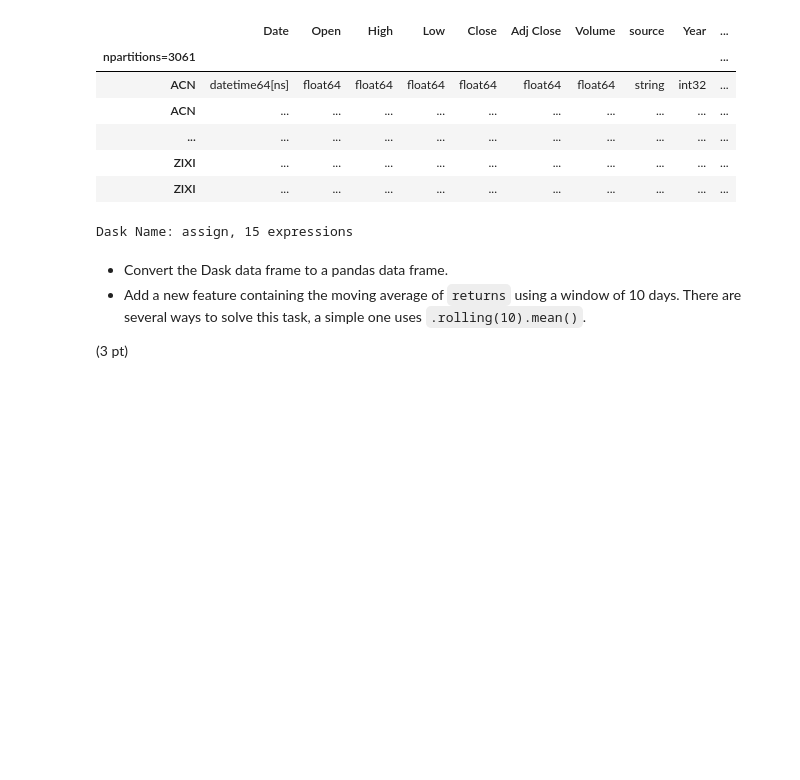
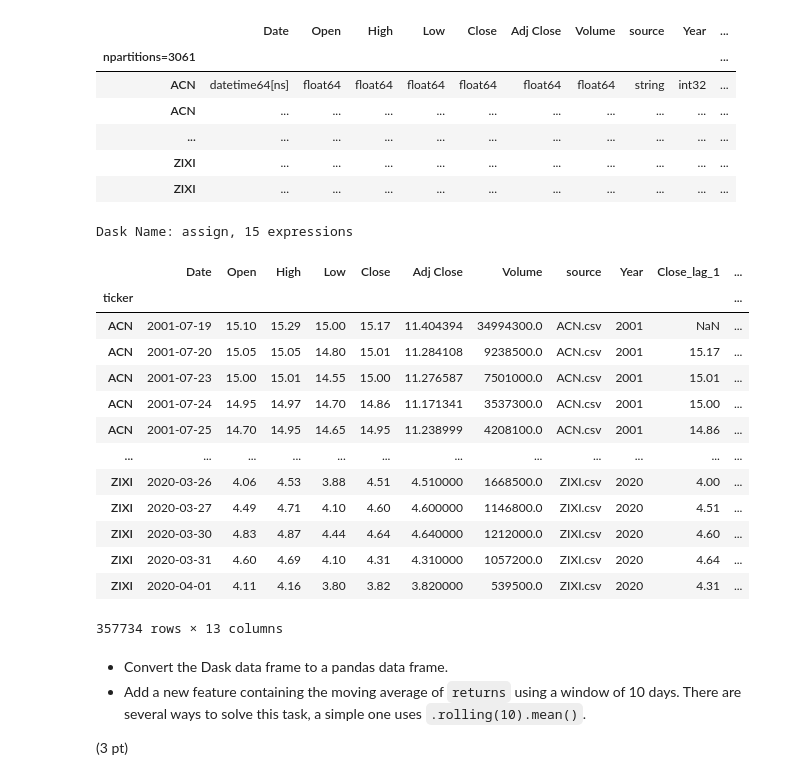
Before and after one commit to Chun-YuanChen/production, a Jupyter notebook: 02_activities/assignments/assignment_1.ipynb, the cells around one changed output. Drawn from its saved outputs; the diff is of its cells as text; code cells hidden in the pictures; blank space fills up the shorter version.

```diff
--- a/02_activities/assignments/assignment_1.ipynb
+++ b/02_activities/assignments/assignment_1.ipynb
@@ -109,6 +103,23 @@ Dask DataFrame Structure:
 | ZIXI | ... | ... | ... | ... | ... | ... | ... | ... | ... | ... |
 | ZIXI | ... | ... | ... | ... | ... | ... | ... | ... | ... | ... |
 Dask Name: assign, 15 expressions
+# %%
+dd_feat.compute()
+# %% [output]
+|  | Date | Open | High | Low | Close | Adj Close | Volume | source | Year | Close_lag_1 | ... |
+| ticker |  |  |  |  |  |  |  |  |  |  | ... |
+| ACN | 2001-07-19 | 15.10 | 15.29 | 15.00 | 15.17 | 11.404394 | 34994300.0 | ACN.csv | 2001 | NaN | ... |
+| ACN | 2001-07-20 | 15.05 | 15.05 | 14.80 | 15.01 | 11.284108 | 9238500.0 | ACN.csv | 2001 | 15.17 | ... |
+| ACN | 2001-07-23 | 15.00 | 15.01 | 14.55 | 15.00 | 11.276587 | 7501000.0 | ACN.csv | 2001 | 15.01 | ... |
+| ACN | 2001-07-24 | 14.95 | 14.97 | 14.70 | 14.86 | 11.171341 | 3537300.0 | ACN.csv | 2001 | 15.00 | ... |
+| ACN | 2001-07-25 | 14.70 | 14.95 | 14.65 | 14.95 | 11.238999 | 4208100.0 | ACN.csv | 2001 | 14.86 | ... |
+| ... | ... | ... | ... | ... | ... | ... | ... | ... | ... | ... | ... |
+| ZIXI | 2020-03-26 | 4.06 | 4.53 | 3.88 | 4.51 | 4.510000 | 1668500.0 | ZIXI.csv | 2020 | 4.00 | ... |
+| ZIXI | 2020-03-27 | 4.49 | 4.71 | 4.10 | 4.60 | 4.600000 | 1146800.0 | ZIXI.csv | 2020 | 4.51 | ... |
+| ZIXI | 2020-03-30 | 4.83 | 4.87 | 4.44 | 4.64 | 4.640000 | 1212000.0 | ZIXI.csv | 2020 | 4.60 | ... |
+| ZIXI | 2020-03-31 | 4.60 | 4.69 | 4.10 | 4.31 | 4.310000 | 1057200.0 | ZIXI.csv | 2020 | 4.64 | ... |
+| ZIXI | 2020-04-01 | 4.11 | 4.16 | 3.80 | 3.82 | 3.820000 | 539500.0 | ZIXI.csv | 2020 | 4.31 | ... |
+357734 rows × 13 columns
 # %% [markdown]
 + Convert the Dask data frame to a pandas data frame.
 + Add a new feature containing the moving average of `returns` using a window of 10 days. There are several ways to solve this task, a simple one uses `.rolling(10).mean()`.
```
Also changed, not shown: parts of 1 cell of this notebook.
